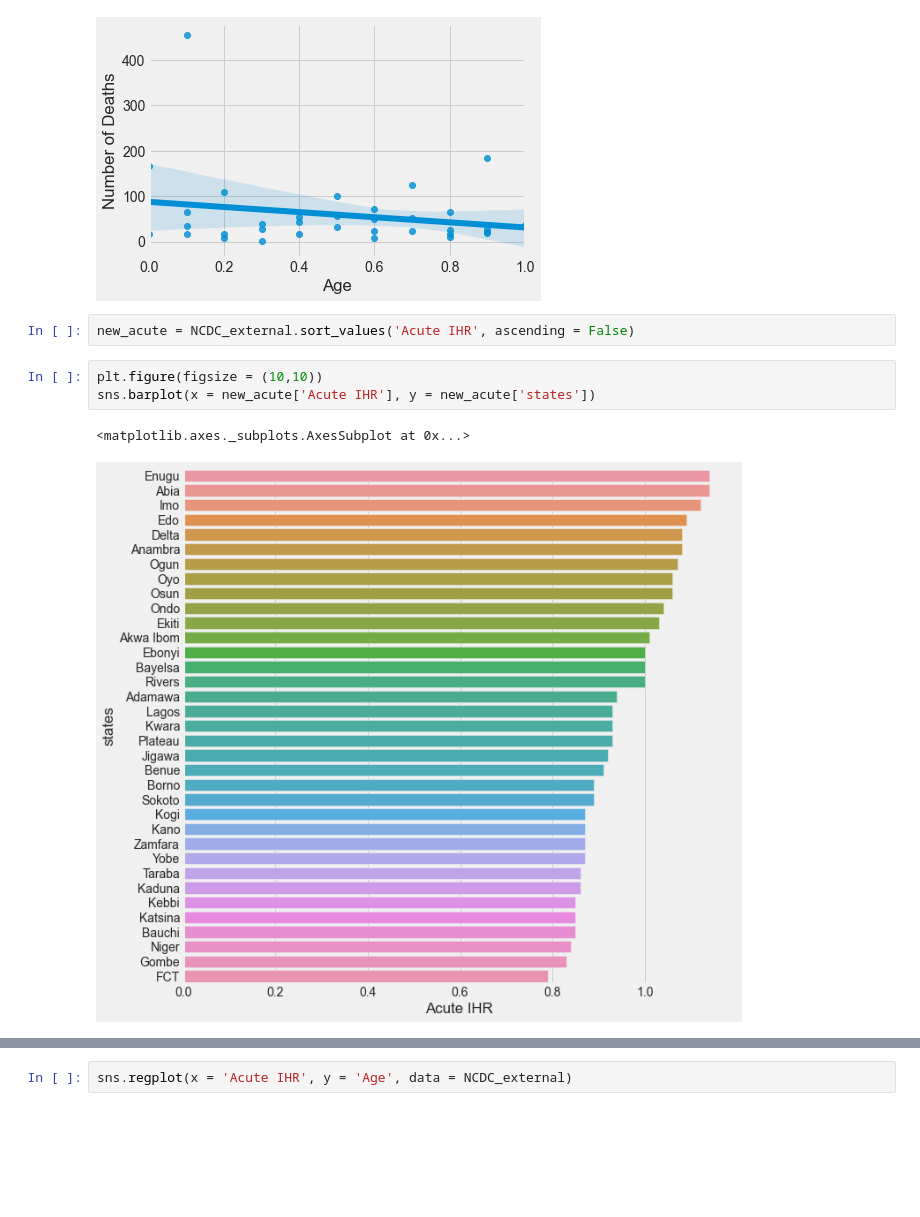
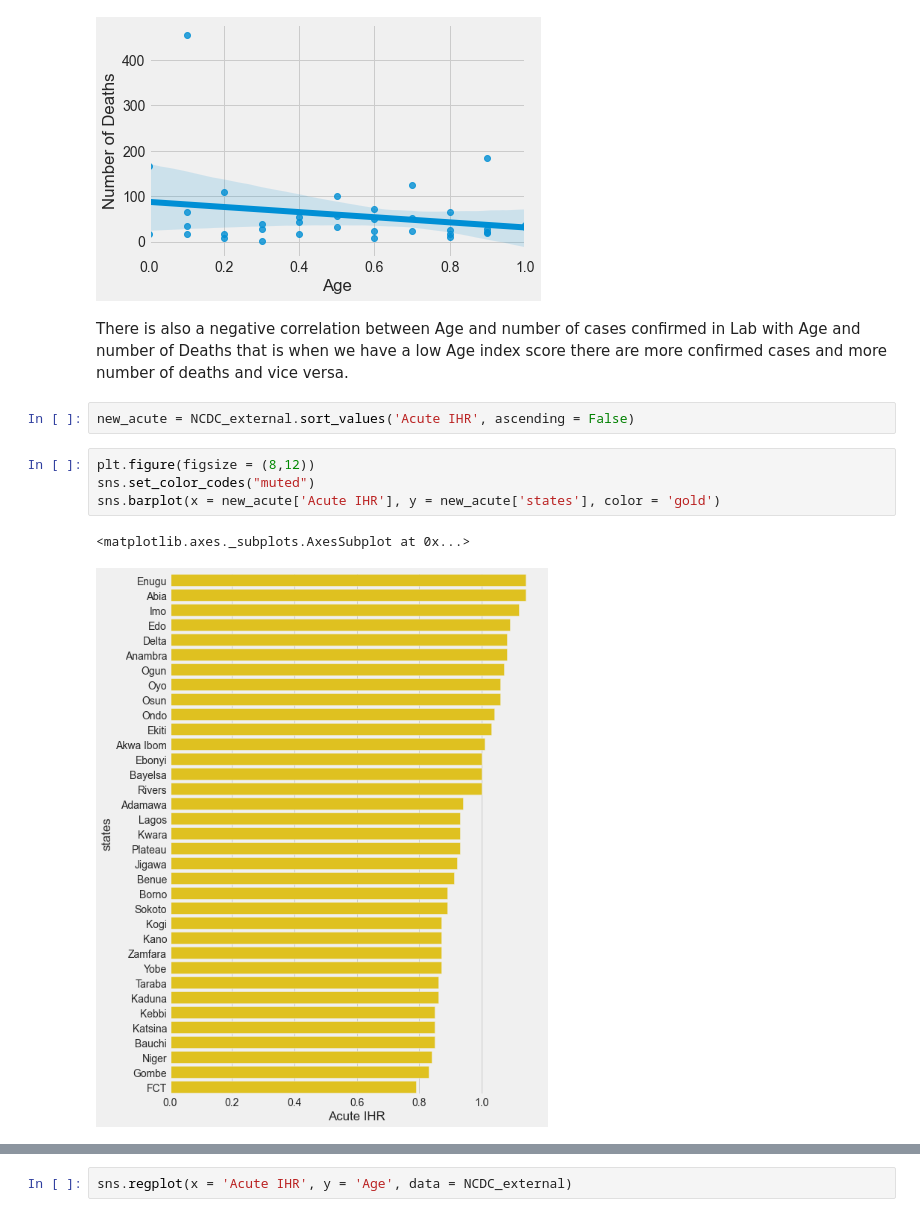
Before and after one commit to adejumobiesther/Nigeria-COVID-19-Data-Analysis-Using-Python, a Jupyter notebook: covidproject.ipynb, the cells around one changed output, grey strips where cells are left out. Drawn from its saved outputs; the diff is of its cells as text; blank space fills up the shorter version.

```diff
--- a/covidproject.ipynb
+++ b/covidproject.ipynb
@@ -595,11 +604,14 @@ sns.regplot(x = NCDC_external['Age'], y = NCDC_external['Number of Deaths'])
 # %% [output]
 <matplotlib.axes._subplots.AxesSubplot at 0x...>
 [figure]
+# %% [markdown]
+There is also a negative correlation between Age and number of cases confirmed in Lab with Age and number of Deaths that is when we have a low Age index score there are more confirmed cases and more number of deaths and vice versa.
 # %%
 new_acute = NCDC_external.sort_values('Acute IHR', ascending = False)
 # %%
-plt.figure(figsize = (10,10))
-sns.barplot(x = new_acute['Acute IHR'], y = new_acute['states'])
+plt.figure(figsize = (8,12))
+sns.set_color_codes("muted")
+sns.barplot(x = new_acute['Acute IHR'], y = new_acute['states'], color = 'gold')
 # %% [output]
 <matplotlib.axes._subplots.AxesSubplot at 0x...>
-[figure, old version]
+[figure, new version]
```
Also changed, not shown: parts of 21 cells of this notebook.
